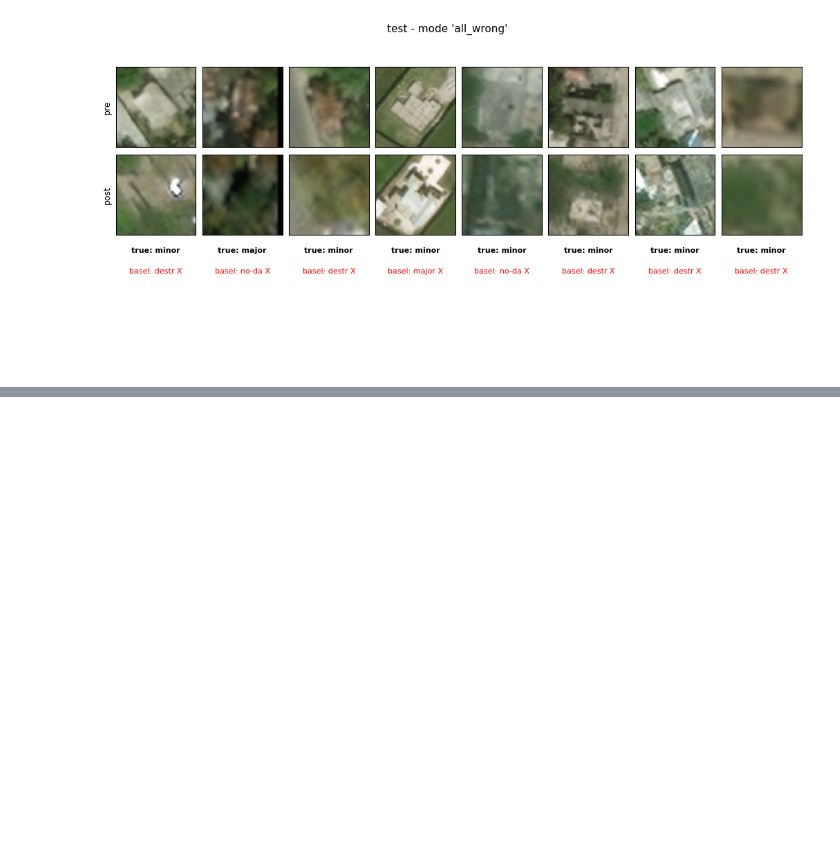
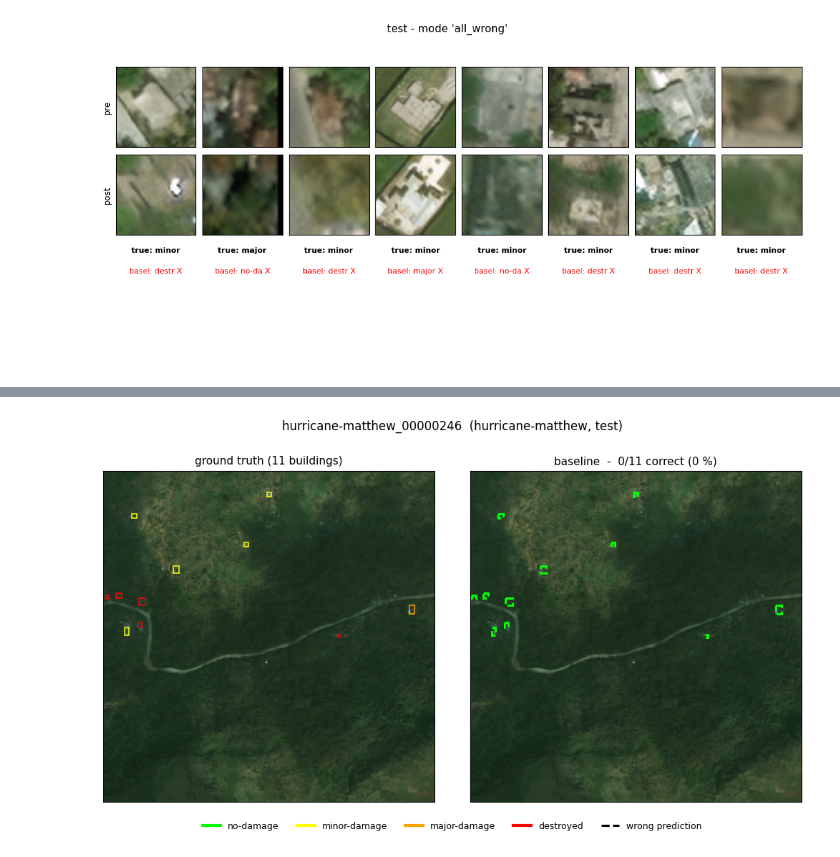
Before and after one commit to Yoonicornn/Satellite-Disaster-Assessment-with-Domain-Adaptation, a Jupyter notebook: notebooks/04_experiment_analysis.ipynb, the cells around one changed output, grey strips where cells are left out. Saved outputs shown, nothing was run; the diff lists cells and outputs as text; code cells hidden in the pictures; blank space fills up the shorter version.

```diff
--- a/notebooks/04_experiment_analysis.ipynb
+++ b/notebooks/04_experiment_analysis.ipynb
@@ -659,0 +673,83 @@ if wide is not None:
+# %%
+import rasterio
+from matplotlib.lines import Line2D
+from matplotlib.patches import Rectangle
+
+SUBSET_DIR = Path("../xbd_subset/wind")        # the full tiles, made by create_subset.py
+BOX_COLOR = {0: "lime", 1: "yellow", 2: "orange", 3: "red"}
+
+
+def read_tile(rel_path):
+    with rasterio.open(SUBSET_DIR / rel_path) as src:
+        return np.transpose(src.read([1, 2, 3]), (1, 2, 0))
+
+
+def pick_images(wide, mode="most_errors", n=2, method="baseline", min_buildings=10):
+    # which tiles to draw. mode: most_errors | most_disagreement | most_buildings
+    df = wide.join(manifest[["image_id", "event"]], how="inner")
+    counts = df.groupby("image_id").size()
+    keep = counts[counts >= min_buildings].index
+    df = df[df["image_id"].isin(keep)]
+    if df.empty:
+        print(f"no image has at least {min_buildings} buildings in this split")
+        return []
+    if mode == "most_errors":
+        score = df.groupby("image_id").apply(
+            lambda g: (g[f"pred_{method}"] != g["true_label"]).mean())
+    elif mode == "most_disagreement":
+        cols = [f"pred_{m}" for m in present]
+        score = df.groupby("image_id").apply(lambda g: g[cols].nunique(axis=1).gt(1).mean())
+    else:
+        score = counts[keep]
+    return list(score.sort_values(ascending=False).head(n).index)
+
+
+def show_image(image_id, wide, methods, max_panels=5):
+    # one tile: ground truth, then one panel per method
+    rows = wide.join(manifest[["image_id", "event", "post_path",
+                               "x_min", "y_min", "x_max", "y_max"]], how="inner")
+    rows = rows[rows["image_id"] == image_id]
+    if rows.empty:
+        print(f"{image_id}: no predictions for this image")
+        return
+    tile = read_tile(rows["post_path"].iloc[0])
+    panels = ["truth"] + list(methods)[:max_panels - 1]
+
+    fig, axes = plt.subplots(1, len(panels), figsize=(5.2 * len(panels), 5.6), squeeze=False)
+    for k, panel in enumerate(panels):
+        ax = axes[0][k]
+        ax.imshow(tile)
+        ax.set_xticks([])
+        ax.set_yticks([])
+        n_right = 0
+        for _, r in rows.iterrows():
+            true_c = int(r["true_label"])
+            if panel == "truth":
+                cls, wrong = true_c, False
+            else:
+                cls = int(r[f"pred_{panel}"])
+                wrong = cls != true_c
+                n_right += not wrong
+            ax.add_patch(Rectangle(
+                (r["x_min"], r["y_min"]), r["x_max"] - r["x_min"], r["y_max"] - r["y_min"],
+                fill=False, edgecolor=BOX_COLOR[cls],
+                linewidth=2.2 if wrong else 1.1, linestyle="--" if wrong else "-"))
+        title = (f"ground truth ({len(rows)} buildings)" if panel == "truth"
+                 else f"{panel}  -  {n_right}/{len(rows)} correct "
+                      f"({100 * n_right / len(rows):.0f} %)")
+        ax.set_title(title, fontsize=11)
+
+    handles = [Line2D([0], [0], color=BOX_COLOR[c], lw=3, label=CLASSES[c]) for c in range(4)]
+    handles += [Line2D([0], [0], color="black", lw=2.2, ls="--", label="wrong prediction")]
+    fig.legend(handles=handles, loc="lower center", ncol=5, frameon=False, fontsize=9)
+    fig.suptitle(f"{image_id}  ({rows['event'].iloc[0]}, {PRED_SPLIT})", fontsize=12, y=1.04)
+    plt.tight_layout(rect=[0, 0.06, 1, 1])
+    save_fig(f"image_{image_id}_{PRED_SPLIT}")
+    plt.show()
+
+
+if wide is not None:
+    for img_id in pick_images(wide, mode="most_errors", n=2):
+        show_image(img_id, wide, present)
+# %% [output]
+[figure, added]
```
Also changed, not shown: parts of 5 cells of this notebook, 4 other files.
